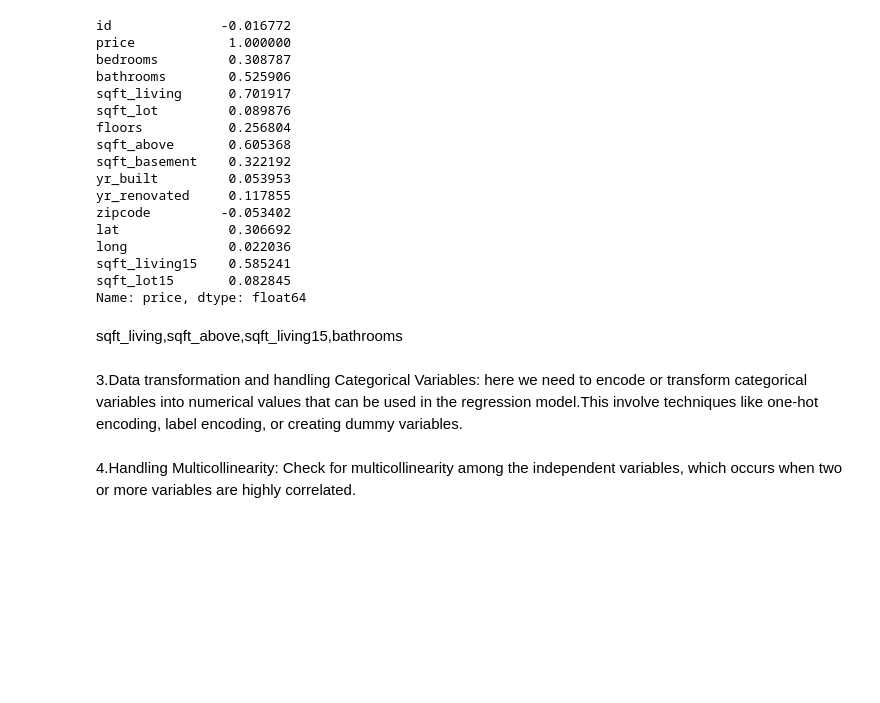
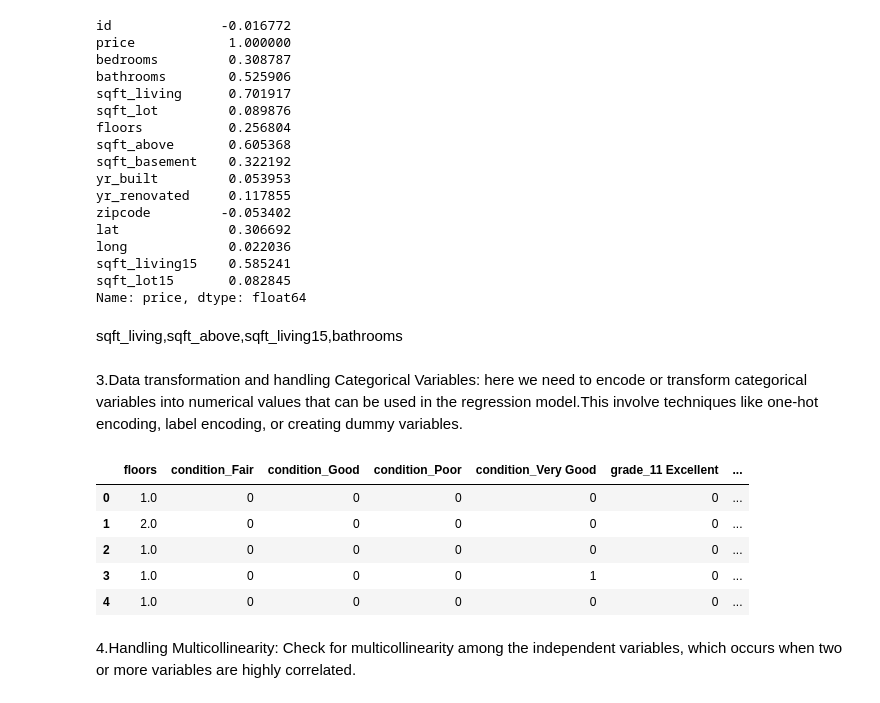
Before and after one commit to KiarieJeff/dsc-phase-2-project, a Jupyter notebook: student.ipynb, the cells around one changed output. Saved outputs shown, nothing was run; the diff lists cells and outputs as text; code cells hidden in the pictures; blank space fills up the shorter version.

```diff
--- a/student.ipynb
+++ b/student.ipynb
@@ -235,18 +237,16 @@ data = data.rename(columns={'sqft_lot15': 'sqm_lot15'})
 # %%
 #handling categorical variables by creating dummy variables
 y = data['price']
-cnd_dmy = data[["floors","condition"]].copy()
-cnd_dmy = pd.get_dummies(cnd_dmy, columns=["condition"], drop_first=True)
-
-cnd = data["condition"].unique()[1:]
-for t in cnd:
-    cnd_dmy[f"floors x {t}"] = cnd_dmy["floors"] * cnd_dmy[f"condition_{t}"]
-
-grd_dmy = data[["sqm_above","grade"]].copy()
-grd_dmy = pd.get_dummies(grd_dmy, columns=["grade"])
-grd = data2["grade"].unique()
-for r in grd:
-    grd_dmy[f"sqm_above x {r}"] = grd_dmy["sqm_above"] * grd_dmy[f"grade_{r}"]
+cnd_dmy = data[["floors","condition","grade"]].copy()
+cnd_dmy = pd.get_dummies(cnd_dmy, columns=["condition","grade"], drop_first=True)
+cnd_dmy.head()
+# %% [output]
+|  | floors | condition_Fair | condition_Good | condition_Poor | condition_Very Good | grade_11 Excellent | ... |
+| 0 | 1.0 | 0 | 0 | 0 | 0 | 0 | ... |
+| 1 | 2.0 | 0 | 0 | 0 | 0 | 0 | ... |
+| 2 | 1.0 | 0 | 0 | 0 | 0 | 0 | ... |
+| 3 | 1.0 | 0 | 0 | 0 | 1 | 0 | ... |
+| 4 | 1.0 | 0 | 0 | 0 | 0 | 0 | ... |
 # %% [markdown]
 4.Handling Multicollinearity: Check for multicollinearity among the independent variables, which occurs when two or more variables are highly correlated.
 # %%
```
Also changed, not shown: parts of 20 cells of this notebook, 1 other file.
